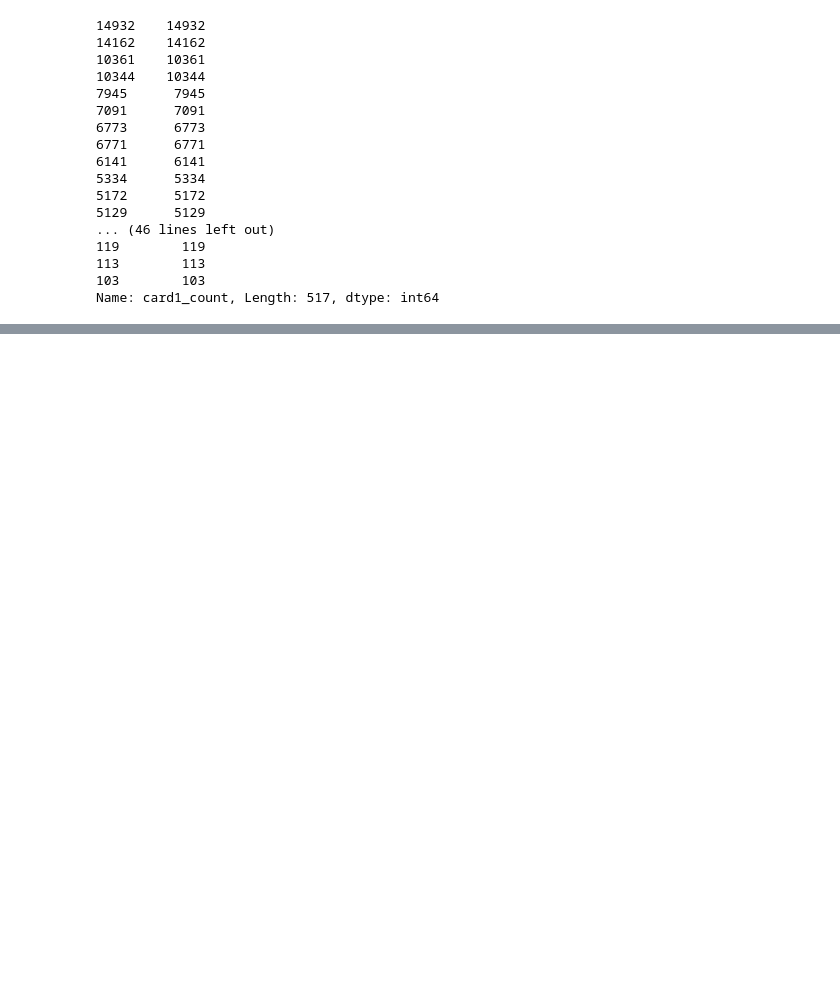
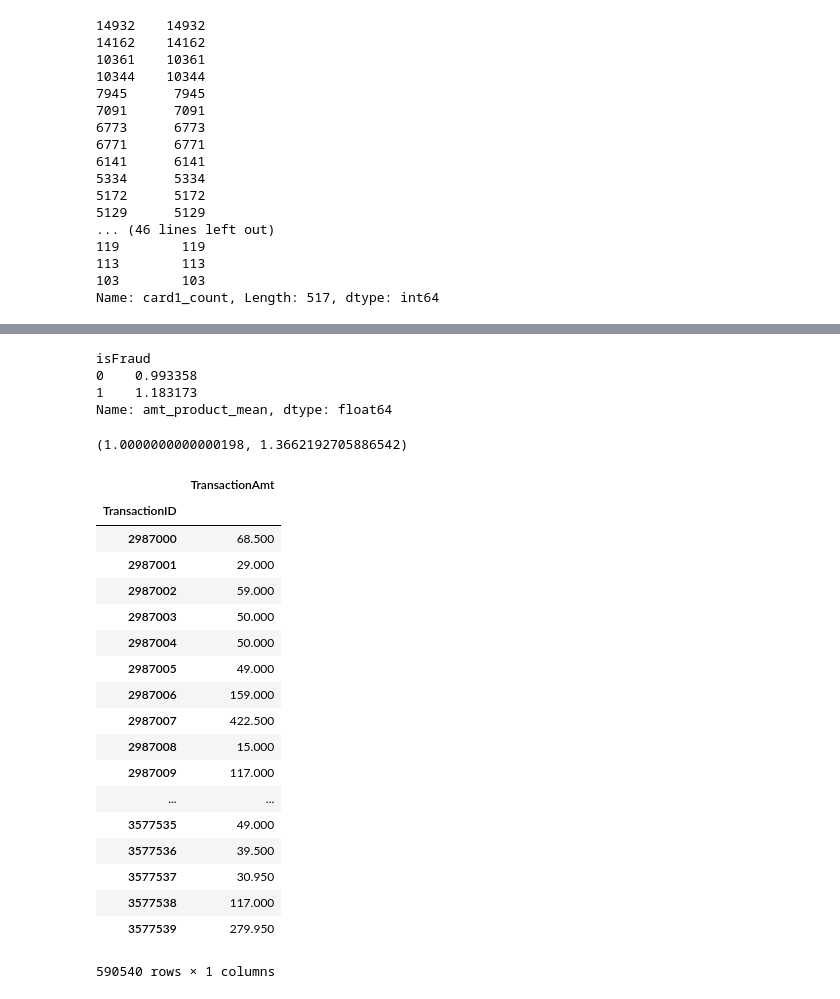
Before and after one commit to alwayswannadie1/fraud, a Jupyter notebook: Thoughts, Ideas, EDA.ipynb, the cells around one changed output, grey strips where cells are left out. Saved outputs shown, nothing was run; the diff lists cells and outputs as text; code cells hidden in the pictures; blank space fills up the shorter version.

```diff
--- a/Thoughts, Ideas, EDA.ipynb
+++ b/Thoughts, Ideas, EDA.ipynb
@@ -259,0 +292,13 @@ Name: card1_count, Length: 517, dtype: int64
+# %%
+train['amt_product_mean']=train['TransactionAmt']/train.groupby('card1')['TransactionAmt'].transform('mean')
+# %%
+train[['isFraud', 'amt_product_mean']].groupby('isFraud')['amt_product_mean'].mean()
+# %% [output]
+isFraud
+0    0.993358
+1    1.183173
+Name: amt_product_mean, dtype: float64
+# %%
+train.amt_product_mean.mean(), train.amt_product_mean.std()
+# %% [output]
+(1.0000000000000198, 1.3662192705886542)
@@ -259,0 +310,24 @@ Name: card1_count, Length: 517, dtype: int64
+# %%
+a = pd.concat([train[['TransactionAmt']], test[['TransactionAmt']]])
+# %%
+a.loc[train.index]
+# %% [output]
+|  | TransactionAmt |
+| TransactionID |  |
+| 2987000 | 68.500 |
+| 2987001 | 29.000 |
+| 2987002 | 59.000 |
+| 2987003 | 50.000 |
+| 2987004 | 50.000 |
+| 2987005 | 49.000 |
+| 2987006 | 159.000 |
+| 2987007 | 422.500 |
+| 2987008 | 15.000 |
+| 2987009 | 117.000 |
+| ... | ... |
+| 3577535 | 49.000 |
+| 3577536 | 39.500 |
+| 3577537 | 30.950 |
+| 3577538 | 117.000 |
+| 3577539 | 279.950 |
+590540 rows × 1 columns
```
Also changed, not shown: parts of 13 cells of this notebook.
